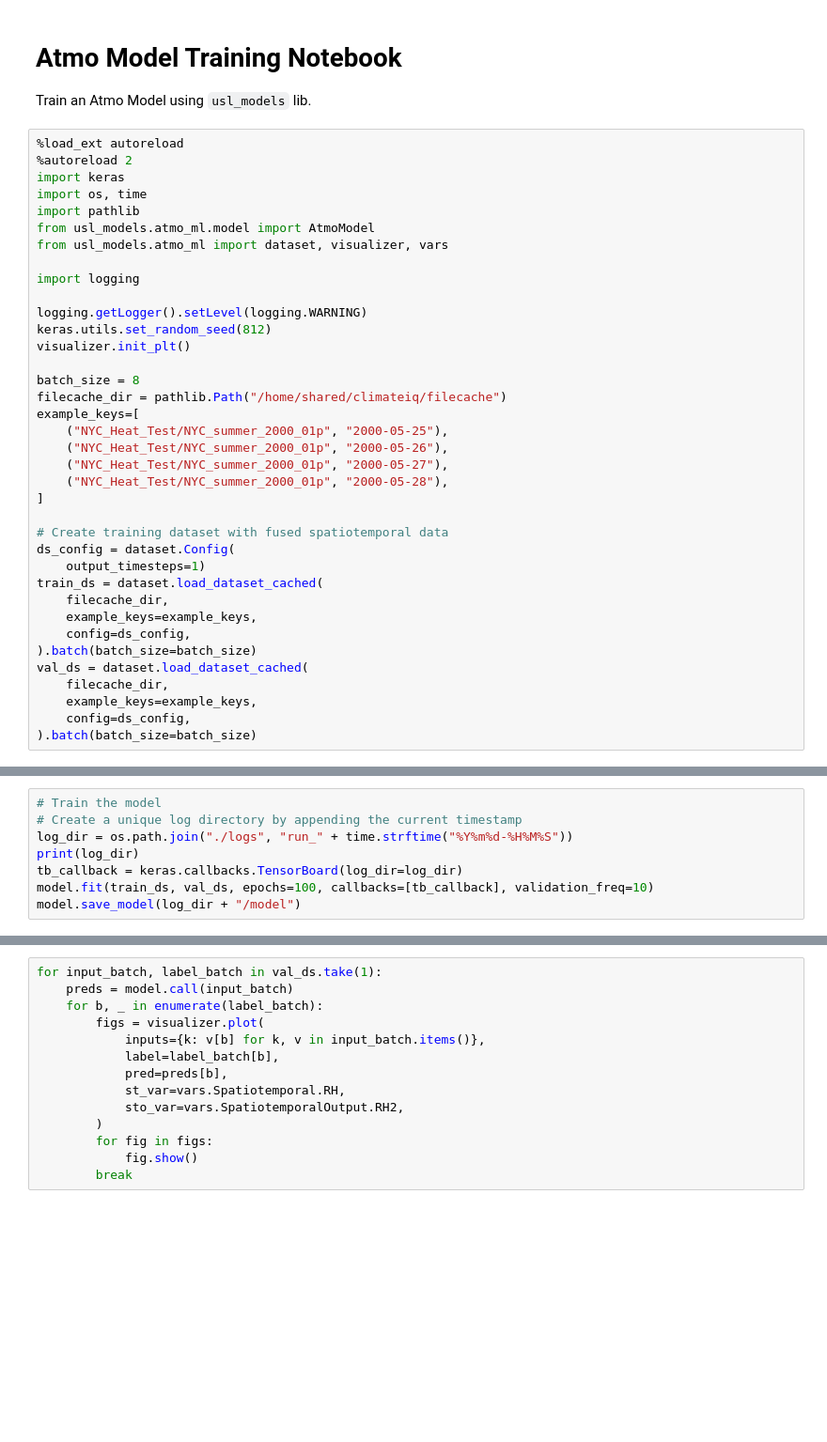
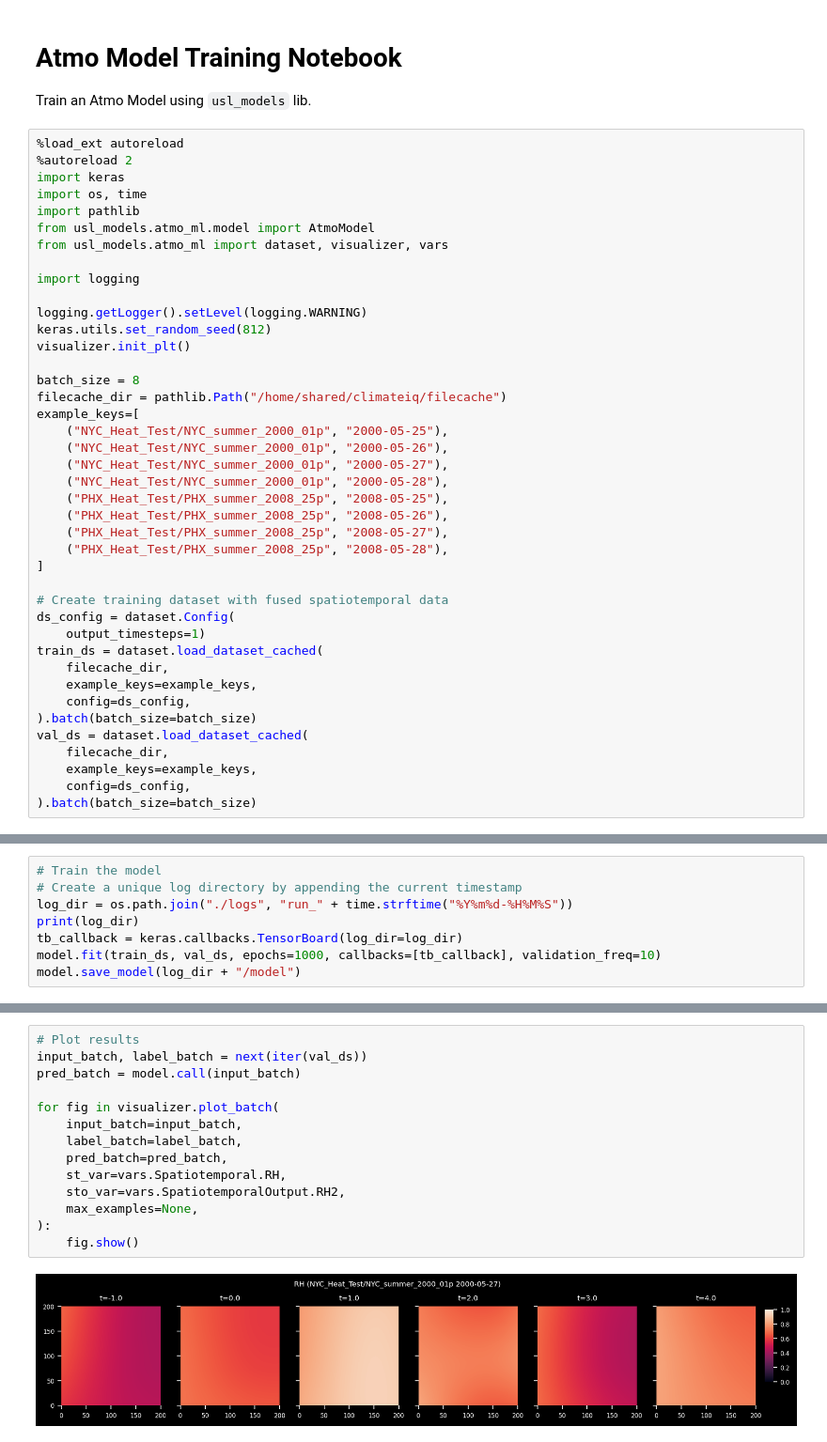
Before and after one commit to UrbanSystemsLab/climateiq-cnn, a Jupyter notebook: usl_models/notebooks/train_atmo_model.ipynb, the cells around one changed output, grey strips where cells are left out. Shown at 94% size. Saved outputs shown, nothing was run; the diff lists cells and outputs as text; blank space fills up the shorter version.

Commit message:
Increase learning rate and make it easier to plot batches

```diff
--- a/usl_models/notebooks/train_atmo_model.ipynb
+++ b/usl_models/notebooks/train_atmo_model.ipynb
@@ -24,6 +24,10 @@ example_keys=[
     ("NYC_Heat_Test/NYC_summer_2000_01p", "2000-05-26"),
     ("NYC_Heat_Test/NYC_summer_2000_01p", "2000-05-27"),
     ("NYC_Heat_Test/NYC_summer_2000_01p", "2000-05-28"),
+    ("PHX_Heat_Test/PHX_summer_2008_25p", "2008-05-25"),
+    ("PHX_Heat_Test/PHX_summer_2008_25p", "2008-05-26"),
+    ("PHX_Heat_Test/PHX_summer_2008_25p", "2008-05-27"),
+    ("PHX_Heat_Test/PHX_summer_2008_25p", "2008-05-28"),
 ]
 
 # Create training dataset with fused spatiotemporal data
@@ -51,5 +81,5 @@ model.summary(expand_nested=True)
 log_dir = os.path.join("./logs", "run_" + time.strftime("%Y%m%d-%H%M%S"))
 print(log_dir)
 tb_callback = keras.callbacks.TensorBoard(log_dir=log_dir)
-model.fit(train_ds, val_ds, epochs=100, callbacks=[tb_callback], validation_freq=10)
+model.fit(train_ds, val_ds, epochs=1000, callbacks=[tb_callback], validation_freq=10)
 model.save_model(log_dir + "/model")
@@ -56,14 +109,16 @@ model.save_model(log_dir + "/model")
 # %%
-for input_batch, label_batch in val_ds.take(1):
-    preds = model.call(input_batch)
-    for b, _ in enumerate(label_batch):
-        figs = visualizer.plot(
-            inputs={k: v[b] for k, v in input_batch.items()},
-            label=label_batch[b],
-            pred=preds[b],
-            st_var=vars.Spatiotemporal.RH,
-            sto_var=vars.SpatiotemporalOutput.RH2,
-        )
-        for fig in figs:
-            fig.show()
-        break
+# Plot results
+input_batch, label_batch = next(iter(val_ds))
+pred_batch = model.call(input_batch)
+
+for fig in visualizer.plot_batch(
+    input_batch=input_batch,
+    label_batch=label_batch,
+    pred_batch=pred_batch,
+    st_var=vars.Spatiotemporal.RH,
+    sto_var=vars.SpatiotemporalOutput.RH2,
+    max_examples=None,
+):
+    fig.show()
+# %% [output]
+[figure, added]
```
Also changed, not shown: parts of 4 cells of this notebook, 2 other files.
